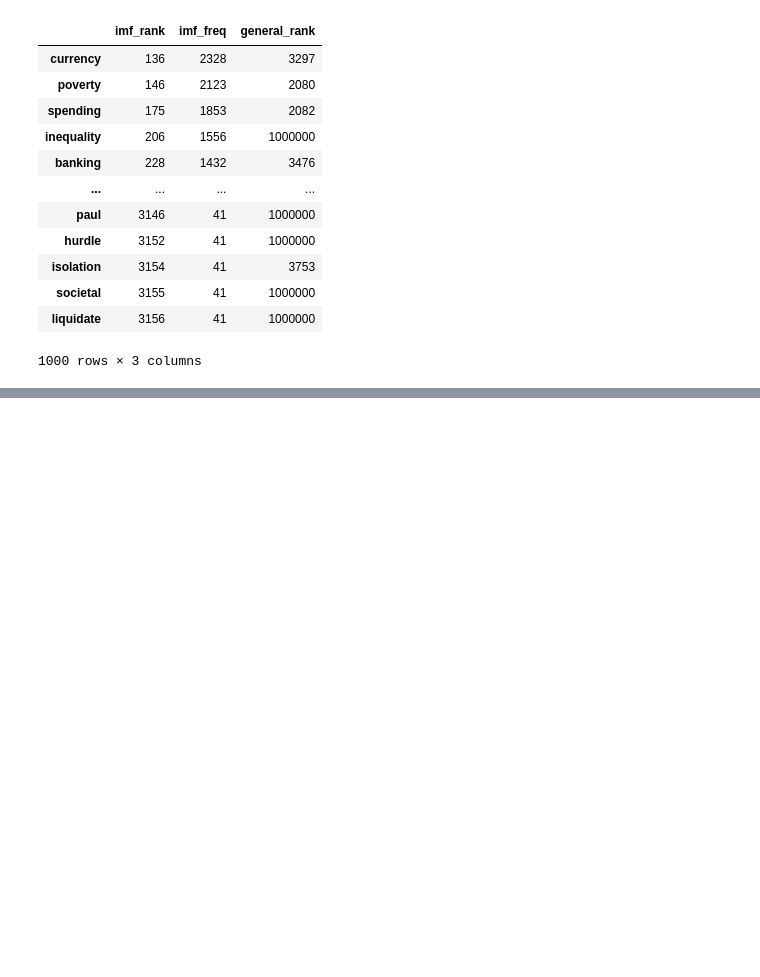
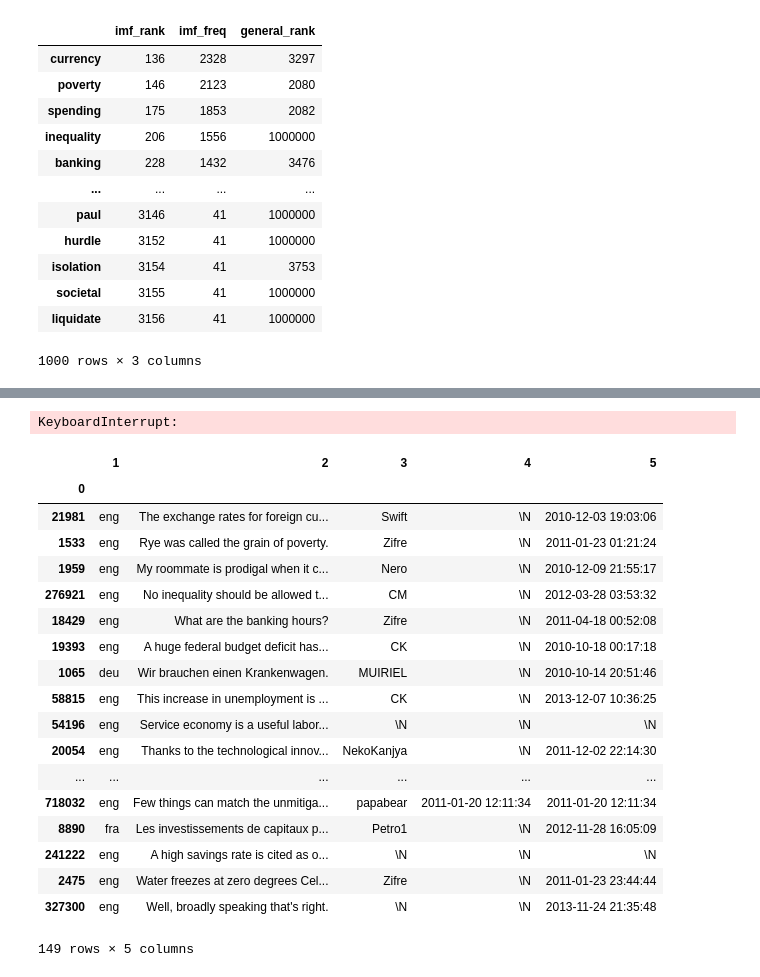
Before and after one commit to pvonglehn/economics_vocab, a Jupyter notebook: Blanca.ipynb, the cells around one changed output, grey strips where cells are left out. Saved outputs shown, nothing was run; the diff lists cells and outputs as text; code cells hidden in the pictures; blank space fills up the shorter version.

```diff
--- a/Blanca.ipynb
+++ b/Blanca.ipynb
@@ -490,0 +501,43 @@ f.close()
+# %%
+# Load in the Tatoeba database  into pandas DataFrame
+# Note: file is actually tab seperated, although named .csv
+# I haven't uploaded this file to github because it is very large, you will need to download it from:
+# https://tatoeba.org/eng/downloads
+df = pd.read_csv("/Users/pv7409/Spanish/verbs_w_prepositions/sentences_detailed.csv",sep="\t",index_col=0,header=None)
+
+
+# This produced a FutureWarning. I'm not sure why this warning occured. Everything has loaded correctly now
+# but the warning means that if numpy or python is upgraded there could be issues
+# (This is unlikely to cause problems in my opinion)
+# %%
+phrases = []
+for word in economics_vocab_no_cognates.index[:500]:
+    phrases.append(df.loc[df[2].str.contains(word)].head(1))
+# %% [output]
+KeyboardInterrupt:
+# %%
+collect = phrases[5]
+for i in phrases:
+    collect = collect.append(i)
+# %%
+collect
+# %% [output]
+|  | 1 | 2 | 3 | 4 | 5 |
+| 0 |  |  |  |  |  |
+| 21981 | eng | The exchange rates for foreign cu... | Swift | \N | 2010-12-03 19:03:06 |
+| 1533 | eng | Rye was called the grain of poverty. | Zifre | \N | 2011-01-23 01:21:24 |
+| 1959 | eng | My roommate is prodigal when it c... | Nero | \N | 2010-12-09 21:55:17 |
+| 276921 | eng | No inequality should be allowed t... | CM | \N | 2012-03-28 03:53:32 |
+| 18429 | eng | What are the banking hours? | Zifre | \N | 2011-04-18 00:52:08 |
+| 19393 | eng | A huge federal budget deficit has... | CK | \N | 2010-10-18 00:17:18 |
+| 1065 | deu | Wir brauchen einen Krankenwagen. | MUIRIEL | \N | 2010-10-14 20:51:46 |
+| 58815 | eng | This increase in unemployment is ... | CK | \N | 2013-12-07 10:36:25 |
+| 54196 | eng | Service economy is a useful labor... | \N | \N | \N |
+| 20054 | eng | Thanks to the technological innov... | NekoKanjya | \N | 2011-12-02 22:14:30 |
+| ... | ... | ... | ... | ... | ... |
+| 718032 | eng | Few things can match the unmitiga... | papabear | 2011-01-20 12:11:34 | 2011-01-20 12:11:34 |
+| 8890 | fra | Les investissements de capitaux p... | Petro1 | \N | 2012-11-28 16:05:09 |
+| 241222 | eng | A high savings rate is cited as o... | \N | \N | \N |
+| 2475 | eng | Water freezes at zero degrees Cel... | Zifre | \N | 2011-01-23 23:44:44 |
+| 327300 | eng | Well, broadly speaking that's right. | \N | \N | 2013-11-24 21:35:48 |
+149 rows × 5 columns
```
Also changed, not shown: parts of 49 cells of this notebook.
